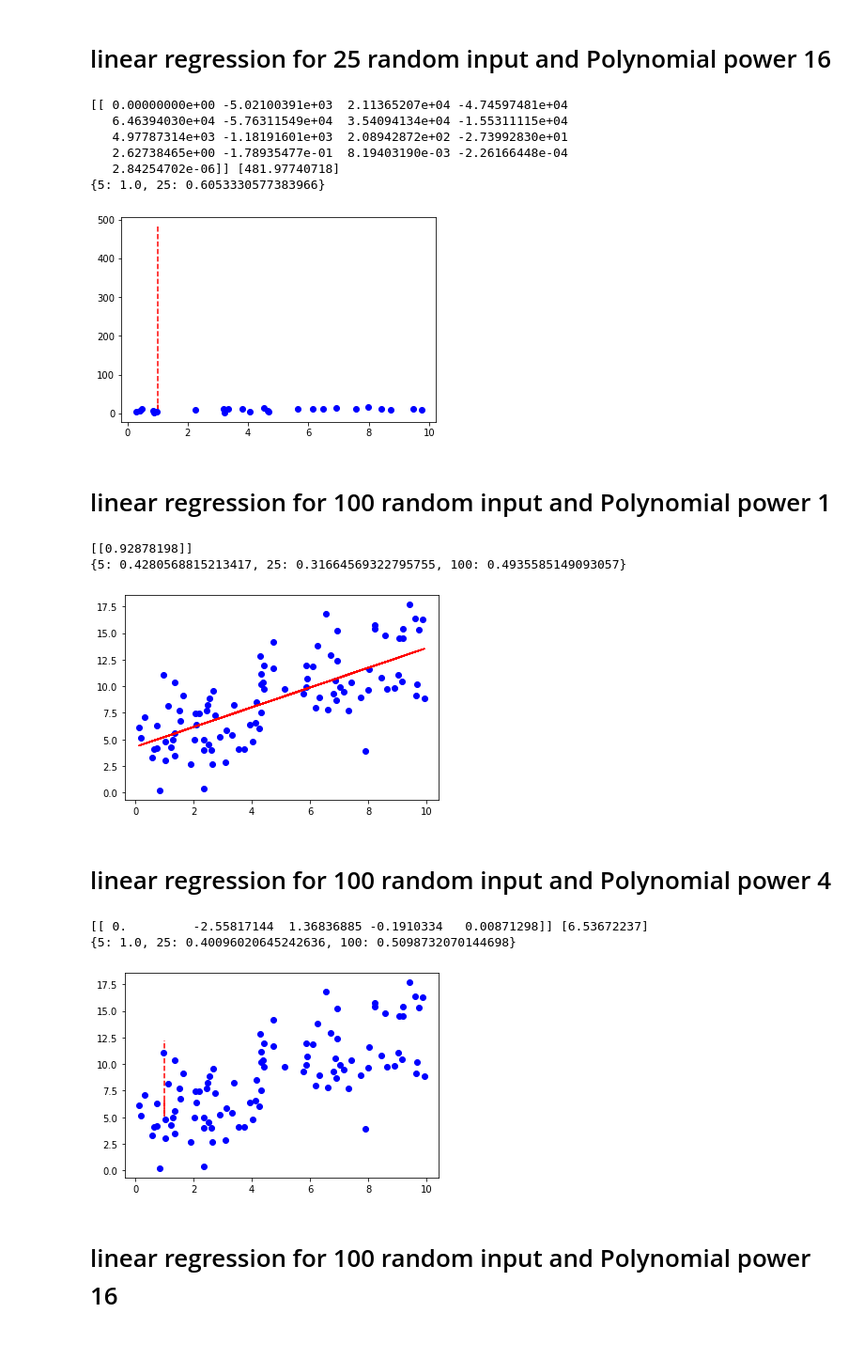
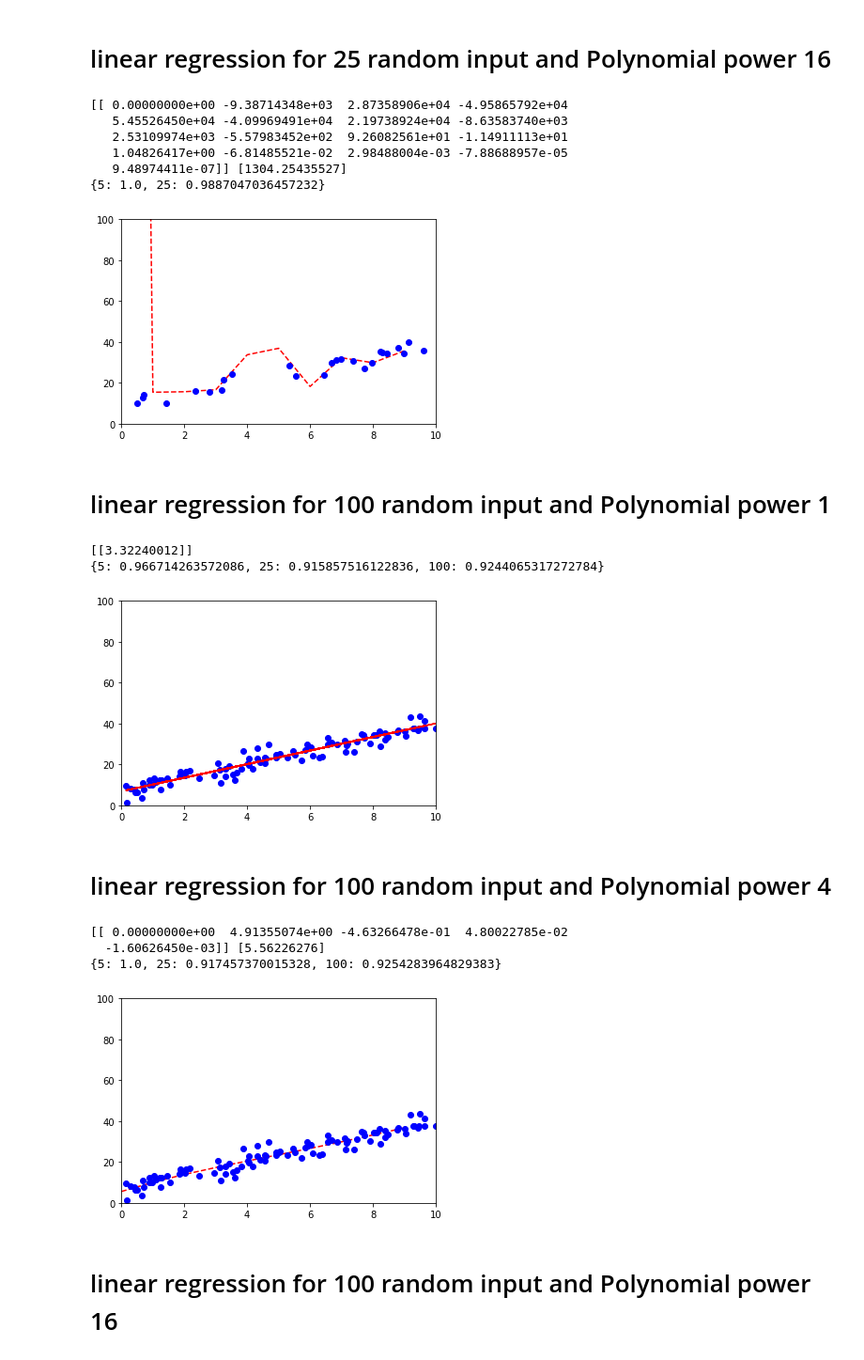
Before and after one commit to FatemeMarzani/ML_course, a Jupyter notebook: Assessments/Assessment1_LinearRegression.ipynb, the cells around one changed output. Shown at 94% size. Cells and saved outputs as stored; diff of their text form; code cells hidden in the pictures.

```diff
--- a/Assessments/Assessment1_LinearRegression.ipynb
+++ b/Assessments/Assessment1_LinearRegression.ipynb
@@ -22,7 +22,7 @@ def MSE(y,h):
 # %%
 w=np.random.rand(1) * 10
 b=np.random.rand(1) * 10
-y=(w*x_5)+b
+y=(w*x_5)
 print(w,b)
 y = y + np.random.normal(scale=3, size=y.shape)
 plt.plot(x_5, y, 'bo', scalex=True, scaley=True)
@@ -35,5 +35,6 @@ y_line = lr_model.predict(x_line)
 Score_pol1={}
 Score_pol1[5]=lr_model.score(x_5,y)
 print(Score_pol1)
+plt.axis([0,10,0, 100])
 plt.plot(x_line, y_line, 'r-', scalex=True, scaley=True)
 # %% [output]
@@ -156,18 +162,19 @@ print(lr_model.coef_,lr_model.intercept_)
 x_line = np.arange(0, 10, 1).reshape(-1, 1)
 x_line = pol16.fit_transform(x_line)
 y_line = lr_model.predict(x_line)
-plt.plot(x_line[:, 0], y_line, 'r--')
+plt.axis([0,10,0, 100])
+plt.plot(x_line[:, 1], y_line, 'r--')
 plt.plot(x_25, y, 'bo')
 Score_pol16[25]=lr_model.score(x_25_16,y)
 print(Score_pol16)
 # %% [output]
-[[ 0.00000000e+00 -5.02100391e+03  2.11365207e+04 -4.74597481e+04
-   6.46394030e+04 -5.76311549e+04  3.54094134e+04 -1.55311115e+04
-   4.97787314e+03 -1.18191601e+03  2.08942872e+02 -2.73992830e+01
-   2.62738465e+00 -1.78935477e-01  8.19403190e-03 -2.26166448e-04
-   2.84254702e-06]] [481.97740718]
-{5: 1.0, 25: 0.6053330577383966}
+[[ 0.00000000e+00 -9.38714348e+03  2.87358906e+04 -4.95865792e+04
+   5.45526450e+04 -4.09969491e+04  2.19738924e+04 -8.63583740e+03
+   2.53109974e+03 -5.57983452e+02  9.26082561e+01 -1.14911113e+01
+   1.04826417e+00 -6.81485521e-02  2.98488004e-03 -7.88688957e-05
+   9.48974411e-07]] [1304.25435527]
+{5: 1.0, 25: 0.9887047036457232}
-[figure, old version]
+[figure, new version]
 # %% [markdown]
 # linear regression for 100 random input and Polynomial power 1
 # %%
@@ -181,31 +188,34 @@ lr_model = LinearRegression(normalize=True)
 lr_model.fit(x_100, y)
 print(lr_model.coef_)
 y_line = lr_model.predict(x_line)
+plt.axis([0,10,0, 100])
 plt.plot(x_line, y_line, 'r-', scalex=True, scaley=True)
 Score_pol1[100]=lr_model.score(x_100,y)
 print(Score_pol1)
 # %% [output]
-[[0.92878198]]
-{5: 0.4280568815213417, 25: 0.31664569322795755, 100: 0.4935585149093057}
+[[3.32240012]]
+{5: 0.966714263572086, 25: 0.915857516122836, 100: 0.9244065317272784}
-[figure, old version]
+[figure, new version]
 # %% [markdown]
 # linear regression for 100 random input and Polynomial power 4
 # %%
 pol4= PolynomialFeatures(degree = 4)
 x_100_4=pol4.fit_transform(x_100)
 lr_model.fit(x_100_4, y)
 print(lr_model.coef_,lr_model.intercept_)
 x_line = np.arange(0, 10, 1).reshape(-1, 1)
 x_line = pol4.fit_transform(x_line)
 y_line = lr_model.predict(x_line)
-plt.plot(x_line[:, 0], y_line, 'r--')
+plt.axis([0,10,0, 100])
+plt.plot(x_line[:, 1], y_line, 'r--')
 plt.plot(x_100, y, 'bo')
 Score_pol4[100]=lr_model.score(x_100_4,y)
 print(Score_pol4)
 # %% [output]
-[[ 0.         -2.55817144  1.36836885 -0.1910334   0.00871298]] [6.53672237]
-{5: 1.0, 25: 0.40096020645242636, 100: 0.5098732070144698}
+[[ 0.00000000e+00  4.91355074e+00 -4.63266478e-01  4.80022785e-02
+  -1.60626450e-03]] [5.56226276]
+{5: 1.0, 25: 0.917457370015328, 100: 0.9254283964829383}
-[figure, old version]
+[figure, new version]
 # %% [markdown]
 # linear regression for 100 random input and Polynomial power  16
 # %%
```
Also changed, not shown: parts of 11 cells of this notebook.
